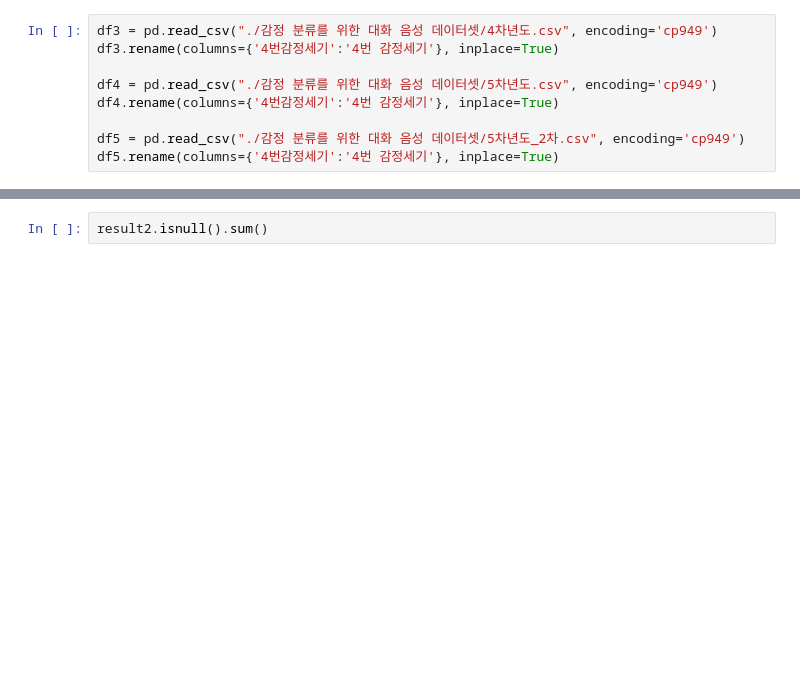
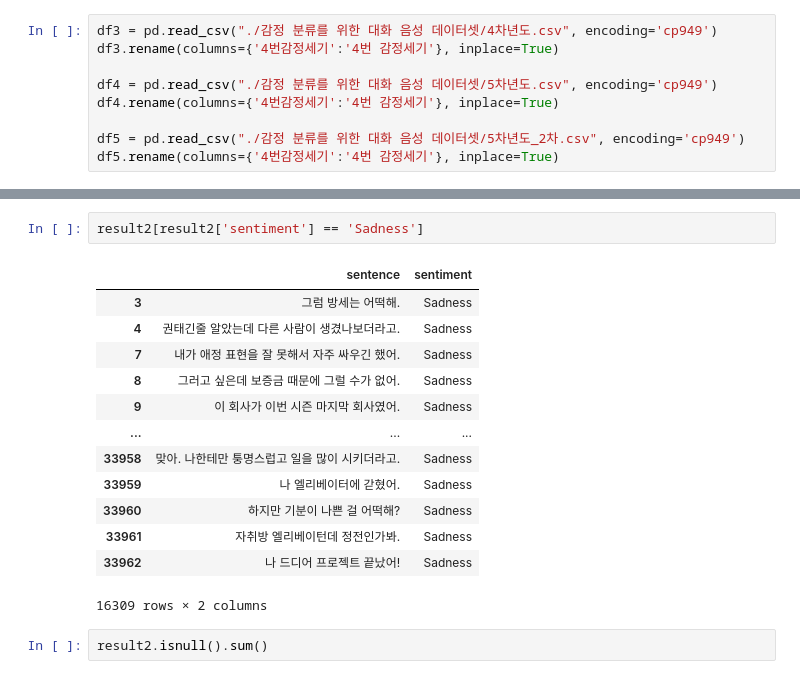
Before and after one commit to DDalaDDula/NIFoS, a Jupyter notebook: Sentiment_analysis/preprocessing.ipynb, the cells around one changed output, grey strips where cells are left out. Drawn from its saved outputs; the diff is of its cells as text; blank space fills up the shorter version.

```diff
--- a/Sentiment_analysis/preprocessing.ipynb
+++ b/Sentiment_analysis/preprocessing.ipynb
@@ -156,3 +162,19 @@ result2[result2['sentiment'] == 'Disgust']
+# %%
+result2[result2['sentiment'] == 'Sadness']
+# %% [output]
+|  | sentence | sentiment |
+| 3 | 그럼 방세는 어떡해. | Sadness |
+| 4 | 권태긴줄 알았는데 다른 사람이 생겼나보더라고. | Sadness |
+| 7 | 내가 애정 표현을 잘 못해서 자주 싸우긴 했어. | Sadness |
+| 8 | 그러고 싶은데 보증금 때문에 그럴 수가 없어. | Sadness |
+| 9 | 이 회사가 이번 시즌 마지막 회사였어. | Sadness |
+| ... | ... | ... |
+| 33958 | 맞아. 나한테만 퉁명스럽고 일을 많이 시키더라고. | Sadness |
+| 33959 | 나 엘리베이터에 갇혔어. | Sadness |
+| 33960 | 하지만 기분이 나쁜 걸 어떡해? | Sadness |
+| 33961 | 자취방 엘리베이턴데 정전인가봐. | Sadness |
+| 33962 | 나 드디어 프로젝트 끝났어! | Sadness |
+16309 rows × 2 columns
 # %%
 result2.isnull().sum()
 # %% [output]
```
Also changed, not shown: parts of 5 cells of this notebook, 1 other file.
